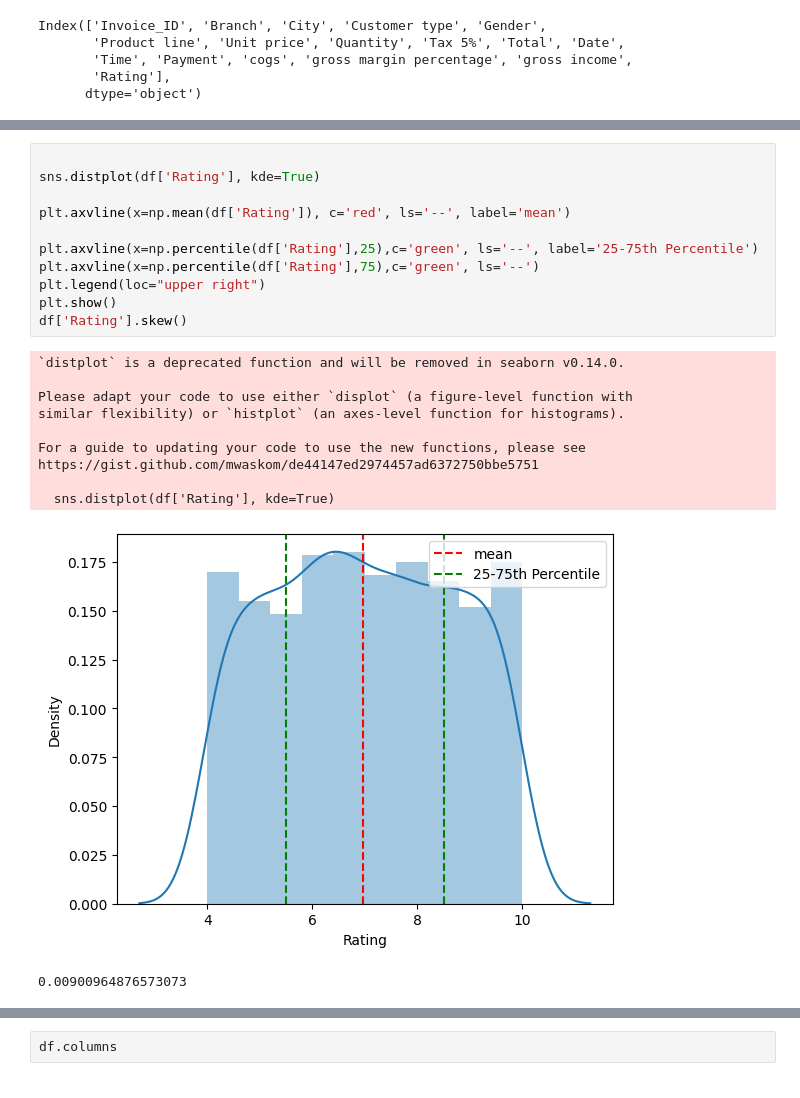
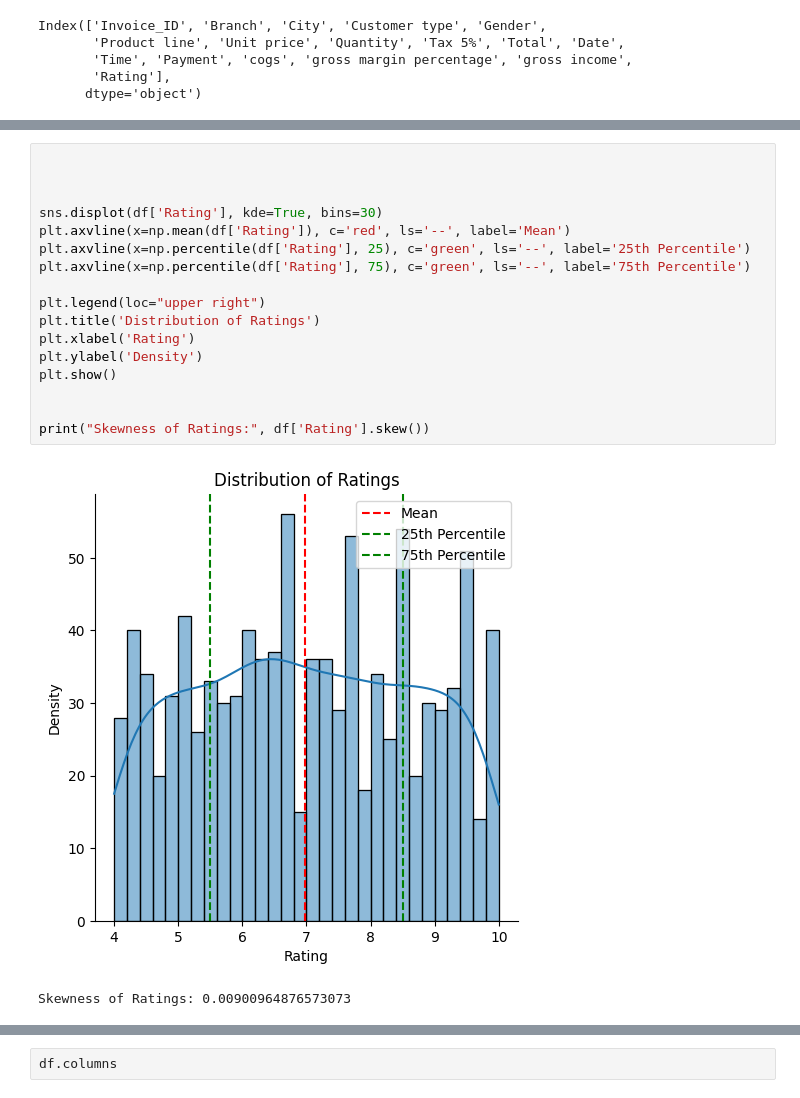
Before and after one commit to Sanjay-799/Supermarket-Sales-Analysis, a Jupyter notebook: Supermarket_Sales_Analysis.ipynb, the cells around one changed output, grey strips where cells are left out. Drawn from its saved outputs; the diff is of its cells as text.

```diff
--- a/Supermarket_Sales_Analysis.ipynb
+++ b/Supermarket_Sales_Analysis.ipynb
@@ -285,26 +255,23 @@ Passing `palette` without assigning `hue` is deprecated and will be removed in v
 [figure]
 # %%
 
-sns.distplot(df['Rating'], kde=True)
 
-plt.axvline(x=np.mean(df['Rating']), c='red', ls='--', label='mean')
 
-plt.axvline(x=np.percentile(df['Rating'],25),c='green', ls='--', label='25-75th Percentile')
-plt.axvline(x=np.percentile(df['Rating'],75),c='green', ls='--')
+sns.displot(df['Rating'], kde=True, bins=30)
+plt.axvline(x=np.mean(df['Rating']), c='red', ls='--', label='Mean')
+plt.axvline(x=np.percentile(df['Rating'], 25), c='green', ls='--', label='25th Percentile')
+plt.axvline(x=np.percentile(df['Rating'], 75), c='green', ls='--', label='75th Percentile')
+
 plt.legend(loc="upper right")
+plt.title('Distribution of Ratings')
+plt.xlabel('Rating')
+plt.ylabel('Density')
 plt.show()
-df['Rating'].skew()
+
+
+print("Skewness of Ratings:", df['Rating'].skew())
 # %% [output]
+[figure, new version]
-`distplot` is a deprecated function and will be removed in seaborn v0.14.0.
-
-Please adapt your code to use either `displot` (a figure-level function with
-similar flexibility) or `histplot` (an axes-level function for histograms).
-
-For a guide to updating your code to use the new functions, please see
-https://gist.github.com/mwaskom/de44147ed2974457ad6372750bbe5751
-
-  sns.distplot(df['Rating'], kde=True)
+Skewness of Ratings: 0.00900964876573073
-[figure, old version]
-0.00900964876573073
 # %%
 plt.figure(figsize=(7,6))
```
Also changed, not shown: parts of 12 cells of this notebook.
